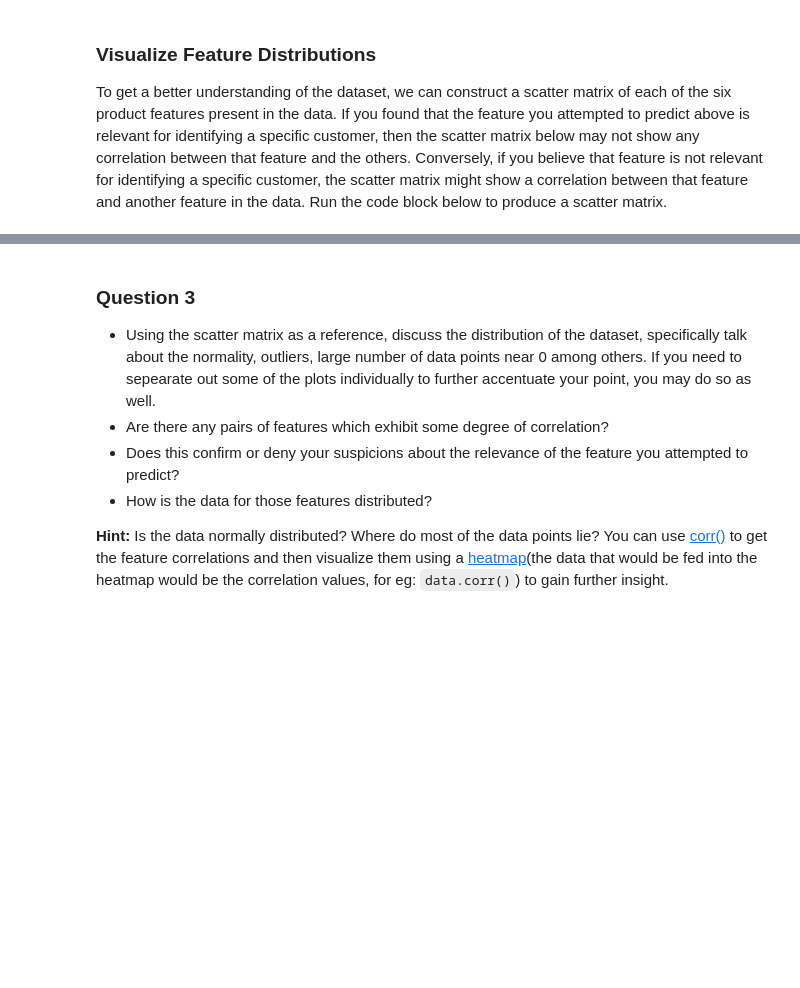
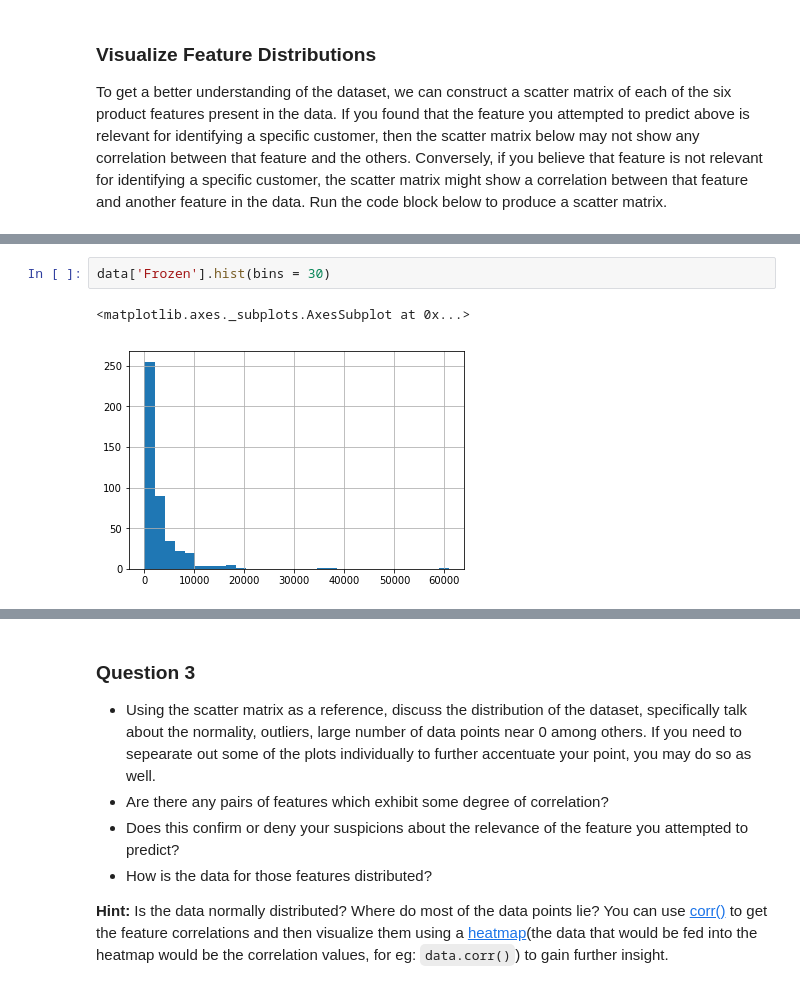
Before and after one commit to bodias/machine-learning, a Jupyter notebook: projects/customer_segments/customer_segments.ipynb, the cells around one changed output, grey strips where cells are left out. Cells and saved outputs as stored; diff of their text form; blank space fills up the shorter version.

```diff
--- a/projects/customer_segments/customer_segments.ipynb
+++ b/projects/customer_segments/customer_segments.ipynb
@@ -168,0 +163,5 @@ pd.scatter_matrix(data, alpha = 0.3, figsize = (14,8), diagonal = 'kde');
+# %%
+data['Frozen'].hist(bins = 30)
+# %% [output]
+<matplotlib.axes._subplots.AxesSubplot at 0x...>
+[figure, added]
```
Also changed, not shown: parts of 23 cells of this notebook, 1 other file.
